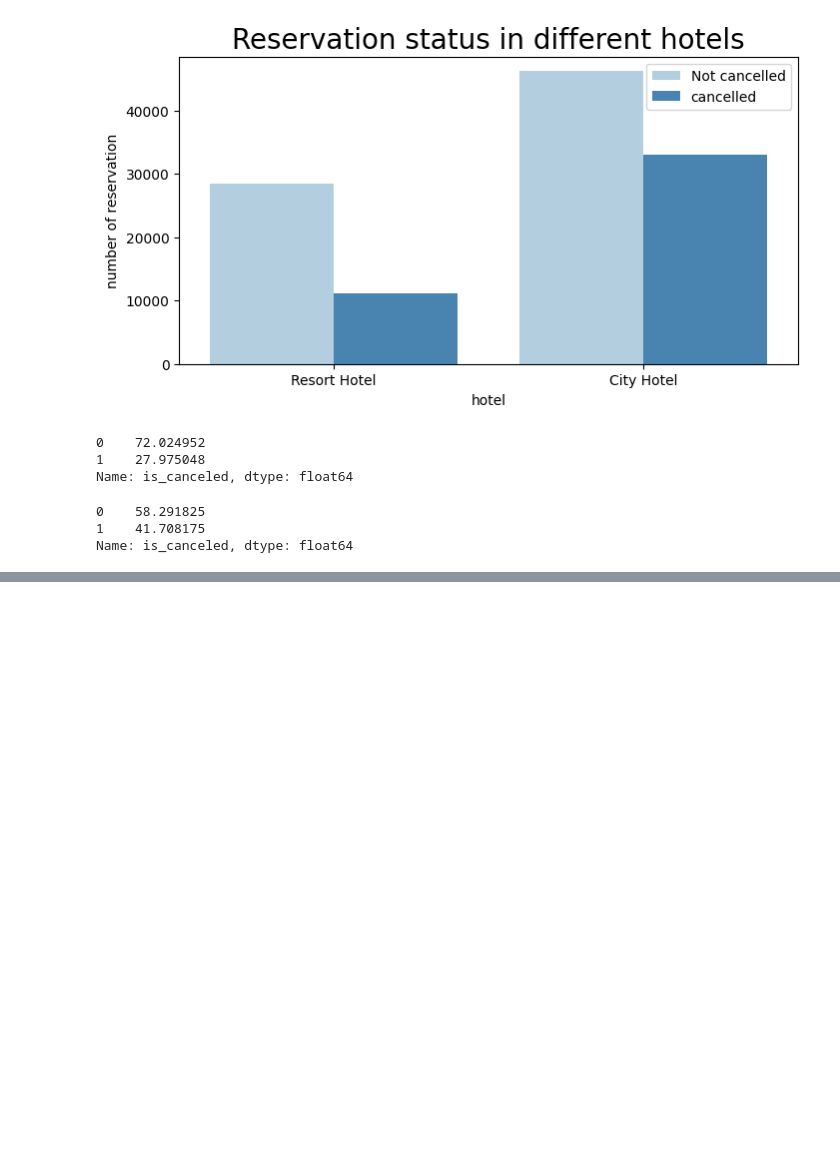
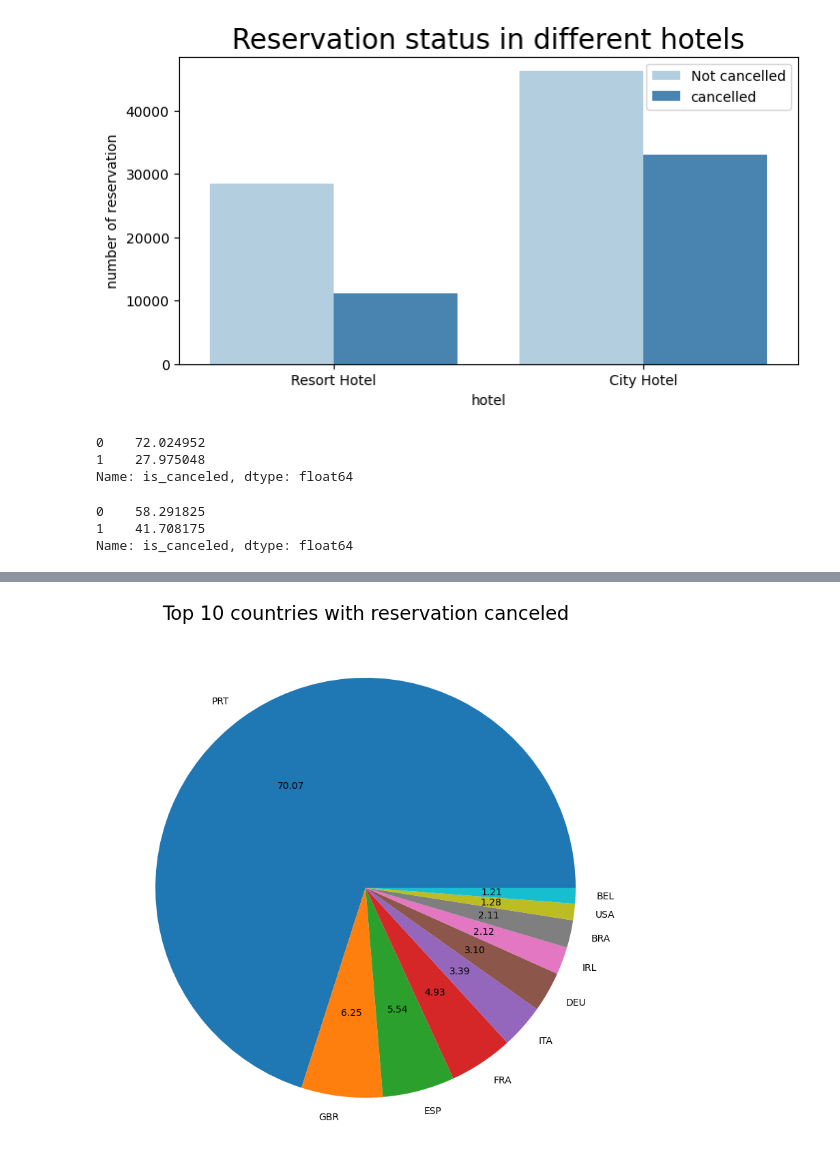
Before and after one commit to hamant-jagwan/Hotel-Booking--EDA, a Jupyter notebook: hotel_booking_EDA.ipynb, the cells around one changed output, grey strips where cells are left out. Cells and saved outputs as stored; diff of their text form; code cells hidden in the pictures; blank space fills up the shorter version.

```diff
--- a/hotel_booking_EDA.ipynb
+++ b/hotel_booking_EDA.ipynb
@@ -363,0 +411,5 @@ Name: is_canceled, dtype: float64
+# %%
+#fetching  top 10 countries which have cancelled  most hotel bookings
+cancelled_data = hb_df[hb_df['is_canceled']==1]
+top_10_country = cancelled_data['country'].value_counts()[:10]
+top_10_country
@@ -363,0 +428,7 @@ Name: is_canceled, dtype: float64
+# %%
+plt.figure(figsize = (10, 10))
+plt.pie(top_10_country,  autopct = '%.2f' , labels = top_10_country.index)
+plt.title('Top 10 countries with reservation canceled',fontdict = {'fontsize': 20} )
+plt.show()
+# %% [output]
+[figure, added]
```
Also changed, not shown: parts of 9 cells of this notebook.
